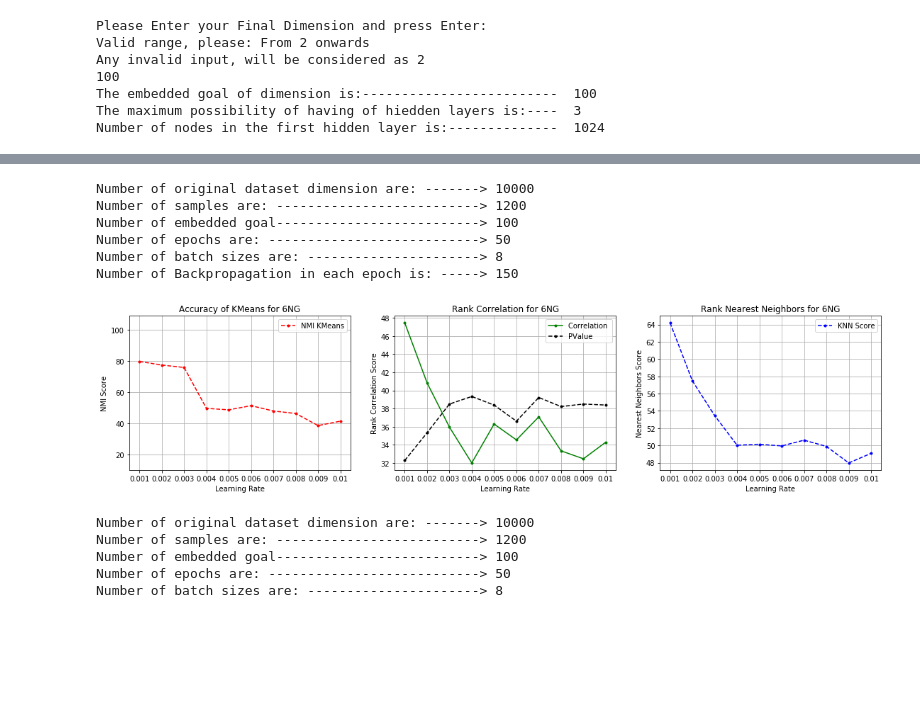
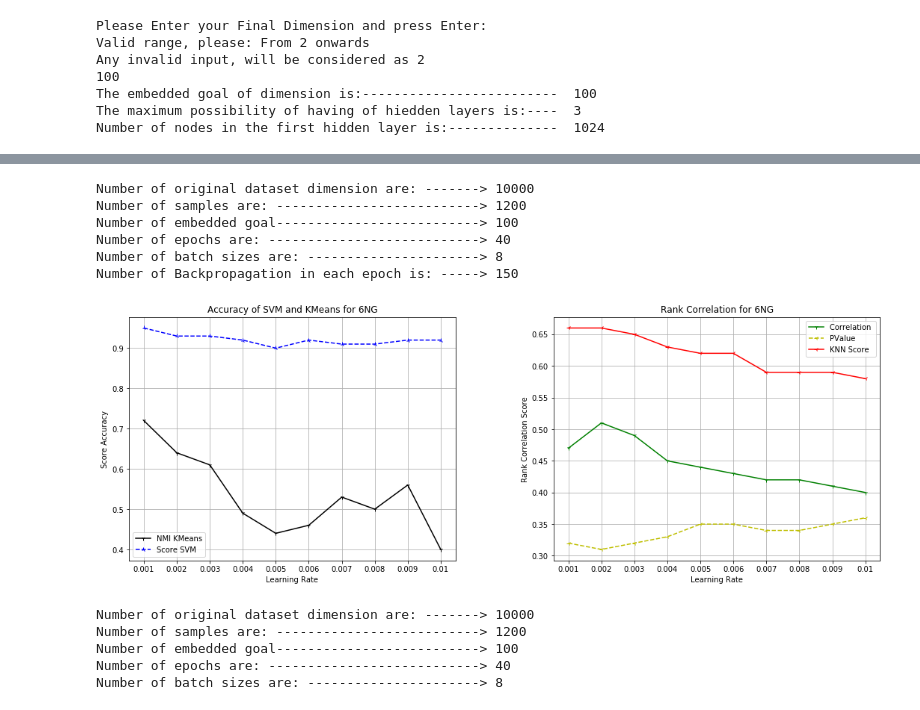
Before and after one commit to saman-nia/Deep-Learning-for-Dimensionality-Reduction, a Jupyter notebook: Text Documents Dimensionality Reduction/K_learning_rate.ipynb, the cells around one changed output, grey strips where cells are left out. Drawn from its saved outputs; the diff is of its cells as text; code cells hidden in the pictures; blank space fills up the shorter version.

Commit message:
Train Model in Various of Learning Rate

```diff
--- a/Text Documents Dimensionality Reduction/K_learning_rate.ipynb
+++ b/Text Documents Dimensionality Reduction/K_learning_rate.ipynb
@@ -497,7 +454,7 @@ beta2 = 0.99 #------------------------------------- Decay rate 2
 learning_rate = [0.001, 0.002, 0.003, 0.004, 0.005,
                  0.006,0.007,0.008,0.009, 0.01,] #- Learning rate.
 n_batch = 8  #------------------------------------- Number of selection data in per step.
-epochs = 50 # ------------------------------------- Number of Epochs.
+epochs = 40 # ------------------------------------- Number of Epochs.
 n_interior = n_input // n_batch
 # %%
 print('Number of original dataset dimension are: ------->',X_train.shape[1])
@@ -510,7 +467,7 @@ print('Number of Backpropagation in each epoch is: ----->',n_interior)
 Number of original dataset dimension are: -------> 10000
 Number of samples are: --------------------------> 1200
 Number of embedded goal--------------------------> 100
-Number of epochs are: ---------------------------> 50
+Number of epochs are: ---------------------------> 40
 Number of batch sizes are: ----------------------> 8
 Number of Backpropagation in each epoch is: -----> 150
 # %%
@@ -520,6 +477,7 @@ NMI_step = [] #------ A list to keep all NMI progresses.
 l_mean = []
 list_pvals = []
 list_rhos = []
+score_svm = []
 # %%
 for i_L in tqdm(learning_rate):
   with tf.Graph().as_default():
@@ -547,7 +505,7 @@ for i_L in tqdm(learning_rate):
   ae_codes = sess.run(code, feed_dict={x: data_set, mode_train: False})
   pred_KMeans_code = k_means(ae_codes, n_groups)
   nmi_KMeans_code = normalized_mutual_info_score(labels_set, pred_KMeans_code)
-  NMI_step.append(nmi_KMeans_code*100)
+  NMI_step.append(round(nmi_KMeans_code, 2))
   index_code = knn_samples(ae_codes, n_kneighbors)
   list_rho = []
   list_pval = []
@@ -558,48 +516,49 @@ for i_L in tqdm(learning_rate):
     rho, pval = scipy.stats.spearmanr(index_input[qq], index_code[qq])
     list_rho.append(rho)
     list_pval.append(pval)
-  list_rhos.append(numpy.mean(list_rho)*100)
-  list_pvals.append(numpy.mean(list_pval)*100)
-  l_mean.append(numpy.mean(list_r)*100)
+  list_rhos.append(round(numpy.mean(list_rho), 2))
+  list_pvals.append(round(numpy.mean(list_pval), 2))
+  l_mean.append(round(numpy.mean(list_r), 2))
+  # Comparison of linear SVM classifier on different dimensions projection.
+  _X_train, _X_test, _y_train, _y_test = train_test_split(
+      ae_codes, labels_set, test_size=0.25, random_state=42)
+  clf = svm.SVC(kernel='linear', C=1.0).fit(_X_train, _y_train)
+  accuracy_svm = metrics.accuracy_score(_y_test, clf.predict(_X_test))
+  score_svm.append(round(accuracy_svm, 2))
 # %%
 xi = [i for i in range(0, len(steps))]
-plt.figure(figsize=(19,4))
-plt.subplot(1,3,1)
-plt.ylim(10, 109)
-plt.plot(xi, NMI_step, color='r', linestyle='--', label = 'NMI KMeans', marker='.')
-plt.xlabel('Learning Rate'),plt.ylabel('NMI Score')
-plt.title('Accuracy of KMeans for {:d}NG'.format(len(categories_lables)))
+plt.figure(figsize=(18,6))
+plt.subplots_adjust(wspace=0.3, hspace=0.3)
+plt.subplot(1,2,1)
+plt.plot(xi, NMI_step, color='k', linestyle='-', label = 'NMI KMeans', marker='1')
+plt.plot(xi, score_svm, color='b', linestyle='--', label = 'Score SVM', marker='2')
+plt.xlabel('Learning Rate'),plt.ylabel('Score Accuracy')
+plt.title('Accuracy of SVM and KMeans for {:d}NG'.format(len(categories_lables)))
 plt.xticks(xi, steps)
 plt.grid()
 plt.legend()
-plt.subplot(1,3,2)
-plt.plot(xi, list_rhos, color='g', linestyle='-', label = 'Correlation ', marker='.')
-plt.plot(xi, list_pvals, color='k', linestyle='--', label = 'PValue', marker='.')
+plt.subplot(1,2,2)
+plt.plot(xi, list_rhos, color='g', linestyle='-', label = 'Correlation ', marker='1')
+plt.plot(xi, list_pvals, color='y', linestyle='--', label = 'PValue', marker='3')
+plt.plot(xi, l_mean, color='r', linestyle='-', label = 'KNN Score', marker='3')
 plt.xlabel('Learning Rate'),plt.ylabel('Rank Correlation Score')
 plt.title('Rank Correlation for {:d}NG'.format(len(categories_lables)))
-plt.xticks(xi, steps)
-plt.grid()
-plt.legend()
-plt.subplot(1,3,3)
-plt.plot(xi, l_mean, color='b', linestyle='--', label = 'KNN Score', marker='.')
-plt.xlabel('Learning Rate'),plt.ylabel('Nearest Neighbors Score')
-plt.title('Rank Nearest Neighbors for {:d}NG'.format(len(categories_lables)))
 plt.xticks(xi, steps)
 plt.grid()
 plt.legend()
 plt.show()
 print('\n\n')
 print('Number of original dataset dimension are: ------->',X_train.shape[1])
 print('Number of samples are: -------------------------->',n_input)
 print('Number of embedded goal-------------------------->',n_code)
 print('Number of epochs are: --------------------------->',epochs)
 print('Number of batch sizes are: ---------------------->',n_batch)
 # %% [output]
-[figure, old version]
+[figure, new version]
 Number of original dataset dimension are: -------> 10000
 Number of samples are: --------------------------> 1200
 Number of embedded goal--------------------------> 100
-Number of epochs are: ---------------------------> 50
+Number of epochs are: ---------------------------> 40
 Number of batch sizes are: ----------------------> 8
 # %%
 top_Kbatch_NN = sorted(zip(map(lambda x: round(x, 2), l_mean), steps), reverse=True)[:10]
```
Also changed, not shown: parts of 9 cells of this notebook.
